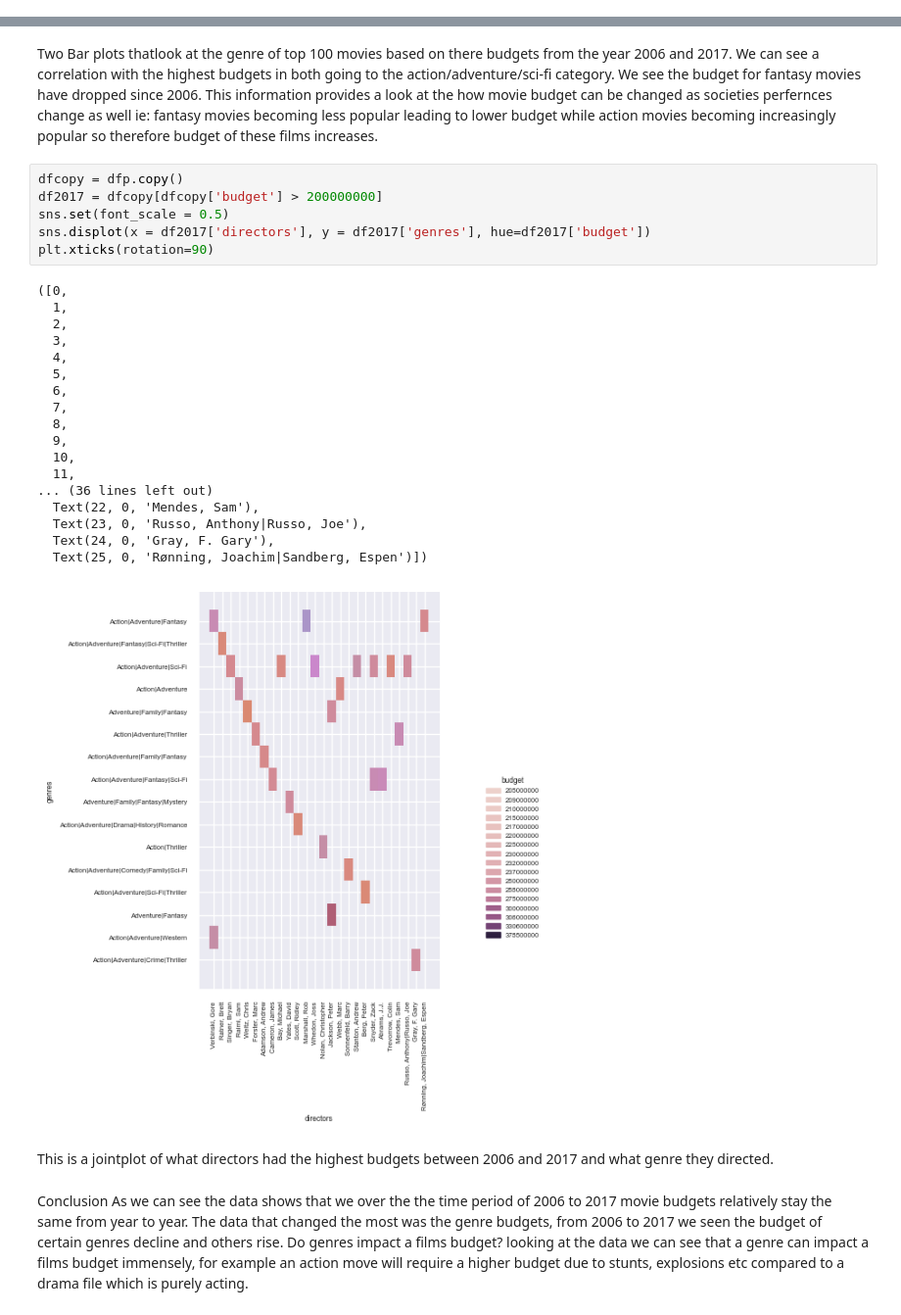
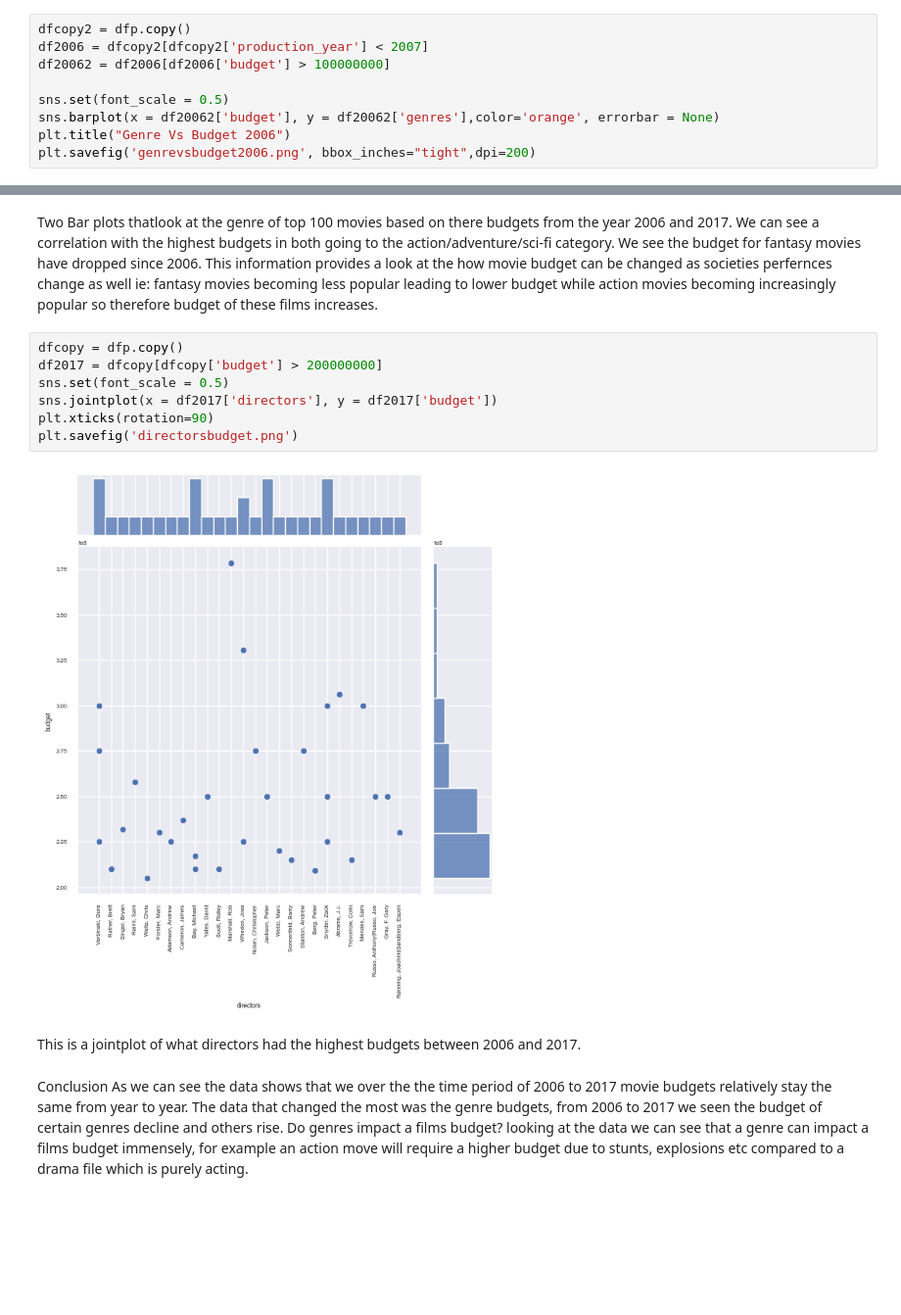
Before and after one commit to ubco-W2022T1-cosc301/project-group16, a Jupyter notebook: notebooks/analysis3.ipynb, the cells around one changed output, grey strips where cells are left out. Shown at 98% size. Saved outputs shown, nothing was run; the diff lists cells and outputs as text; blank space fills up the shorter version.

```diff
--- a/notebooks/analysis3.ipynb
+++ b/notebooks/analysis3.ipynb
@@ -178,0 +181,9 @@ sns.barplot(x = df2017['budget'], y = df2017['genres'])
+# %%
+dfcopy2 = dfp.copy()
+df2006 = dfcopy2[dfcopy2['production_year'] < 2007]
+df20062 = df2006[df2006['budget'] > 100000000]
+
+sns.set(font_scale = 0.5)
+sns.barplot(x = df20062['budget'], y = df20062['genres'],color='orange', errorbar = None)
+plt.title("Genre Vs Budget 2006")
+plt.savefig('genrevsbudget2006.png', bbox_inches="tight",dpi=200)
@@ -181,30 +194,14 @@ Two Bar plots thatlook at the genre of top 100 movies based on there budgets fro
 # %%
 dfcopy = dfp.copy()
 df2017 = dfcopy[dfcopy['budget'] > 200000000]
 sns.set(font_scale = 0.5)
-sns.displot(x = df2017['directors'], y = df2017['genres'], hue=df2017['budget'])
+sns.jointplot(x = df2017['directors'], y = df2017['budget'])
 plt.xticks(rotation=90)
+plt.savefig('directorsbudget.png')
 # %% [output]
-([0,
-  1,
-  2,
-  3,
-  4,
-  5,
-  6,
-  7,
-  8,
-  9,
-  10,
-  11,
-... (36 lines left out)
-  Text(22, 0, 'Mendes, Sam'),
-  Text(23, 0, 'Russo, Anthony|Russo, Joe'),
-  Text(24, 0, 'Gray, F. Gary'),
-  Text(25, 0, 'Rønning, Joachim|Sandberg, Espen')])
-[figure, old version]
+[figure, new version]
 # %% [markdown]
-This is a jointplot of what directors had the highest budgets between 2006 and 2017 and what genre they directed.
+This is a jointplot of what directors had the highest budgets between 2006 and 2017.
 # %% [markdown]
 Conclusion
 As we can see the data shows that we over the the time period of 2006 to 2017 movie budgets relatively stay the same from year to year. The data that changed the most was the genre budgets, from 2006 to 2017 we seen the budget of certain genres decline and others rise. Do genres impact a films budget? looking at the data we can see that a genre can impact a films budget immensely, for example an action move will require a higher budget due to stunts, explosions etc compared to a drama file which is purely acting.
```
Also changed, not shown: parts of 3 cells of this notebook, 6 other files.
